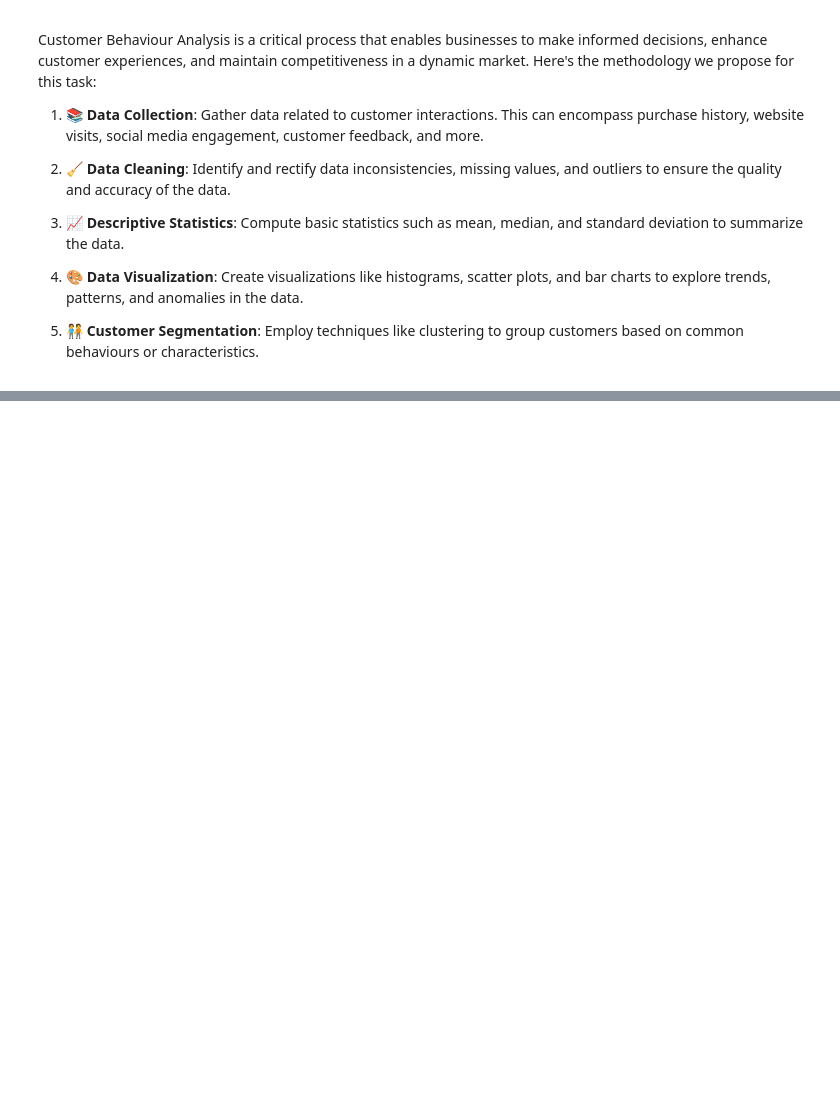
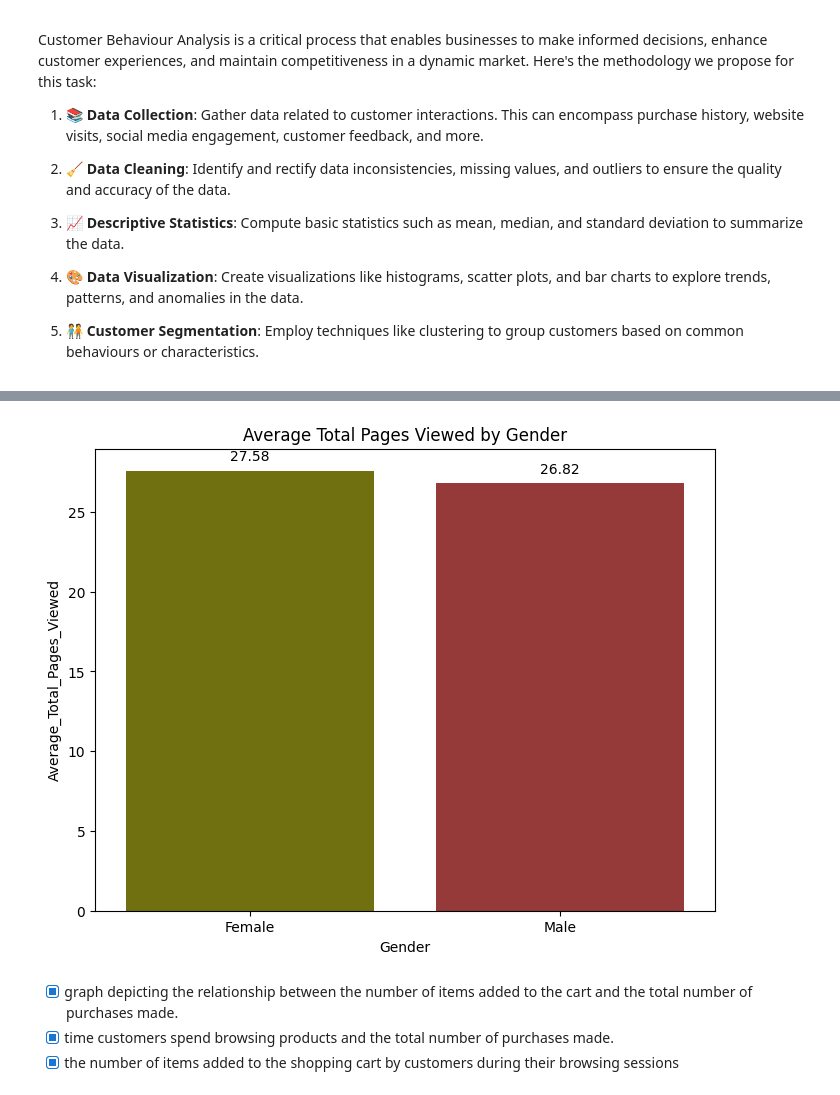
Before and after one commit to Mfundo-debug/CustomerBehaviourAnalysis, a Jupyter notebook: EDA.ipynb, the cells around one changed output, grey strips where cells are left out. Cells and saved outputs as stored; diff of their text form; code cells hidden in the pictures; blank space fills up the shorter version.

```diff
--- a/EDA.ipynb
+++ b/EDA.ipynb
@@ -45,0 +179,21 @@ Customer Behaviour Analysis is a critical process that enables businesses to mak
+# %%
+#grouped analysis
+gender_grouped = dataset.groupby('Gender')['Total_Pages_Viewed'].mean().reset_index()
+gender_grouped.columns = ['Gender', 'Average_Total_Pages_Viewed']
+fig = px.bar(gender_grouped, x='Gender', y='Average_Total_Pages_Viewed',
+             color= ['olive', 'brown'],
+             title='Average Total Pages Viewed by Gender')
+fig.show()
+# %%
+plt.figure(figsize=(8, 6))
+ax = sns.barplot(data=gender_grouped, x='Gender', y='Average_Total_Pages_Viewed', palette=['olive', 'brown'])
+plt.title('Average Total Pages Viewed by Gender')
+for p in ax.patches:
+    ax.annotate(format(p.get_height(), '.2f'),
+                (p.get_x() + p.get_width() / 2., p.get_height()),
+                ha = 'center', va = 'center',
+                xytext = (0, 10),
+                textcoords = 'offset points')
+plt.show()
+# %% [output]
+[figure, added]
@@ -45,0 +233,4 @@ Customer Behaviour Analysis is a critical process that enables businesses to mak
+# %% [markdown]
+- [x] graph depicting the relationship between the number of items added to the cart and the total number of purchases made.
+- [x] time customers spend browsing products and the total number of purchases made.
+- [x] the number of items added to the shopping cart by customers during their browsing sessions
```
Also changed, not shown: parts of 23 cells of this notebook.
